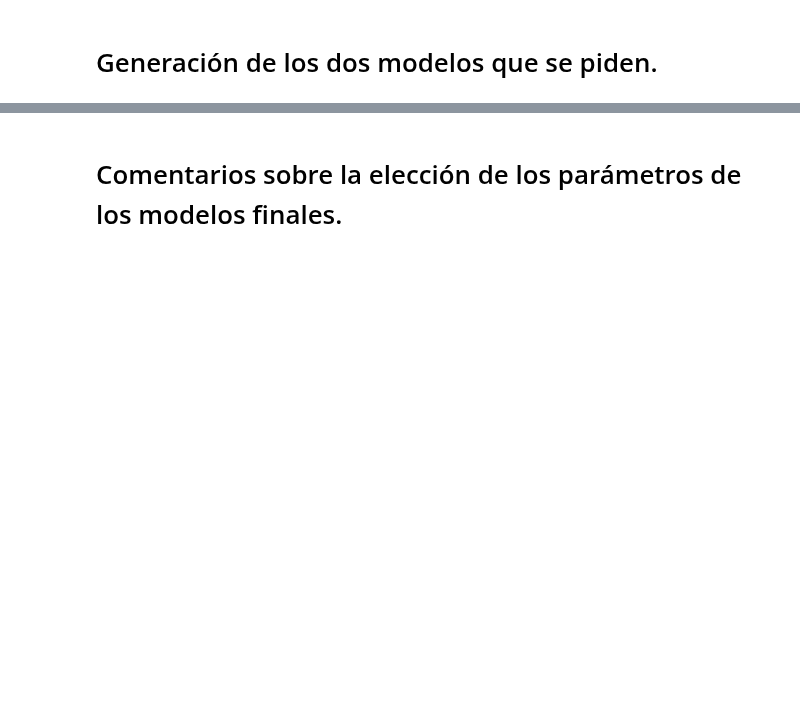
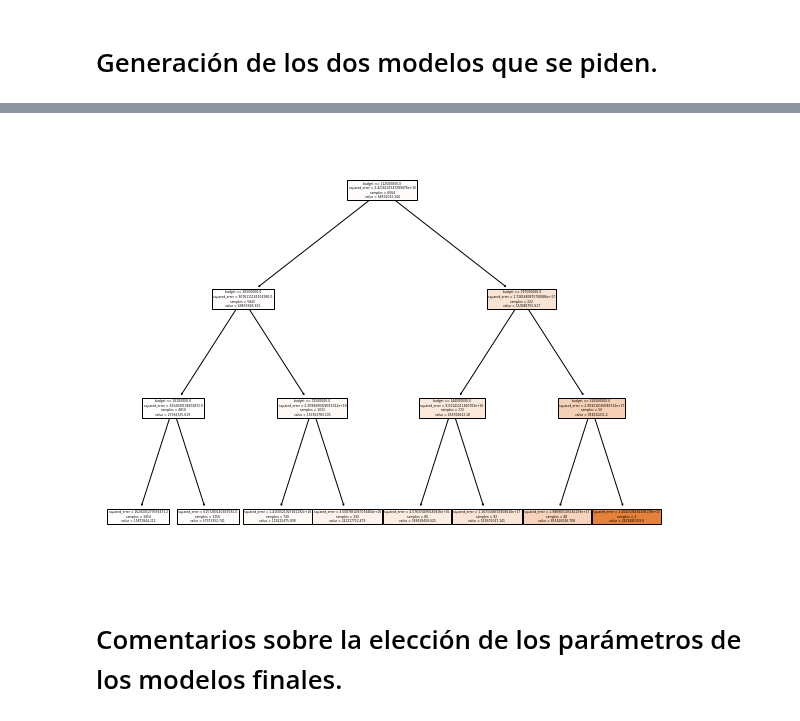
Before and after one commit to JALVARADORUIZ/Magister_BigData_UB, a Jupyter notebook: M6_AI1_AlvaradoRuizJoseArmando.ipynb, the cells around one changed output, grey strips where cells are left out. Cells and saved outputs as stored; diff of their text form; code cells hidden in the pictures; blank space fills up the shorter version.

```diff
--- a/M6_AI1_AlvaradoRuizJoseArmando.ipynb
+++ b/M6_AI1_AlvaradoRuizJoseArmando.ipynb
@@ -213,3 +306,11 @@ df.head(10)
+# %%
+### Generación del Grafo para su análisis
+
+plt.figure(figsize=(10,8))
+plot_tree(tree_model, filled=True, max_depth=3, feature_names=X.columns, class_names=["Y"])
+plt.show()
+# %% [output]
+[figure, added]
 # %% [markdown]
 # Comentarios sobre la elección de los parámetros de los modelos finales.
 # %% [markdown]
```
Also changed, not shown: parts of 12 cells of this notebook.
